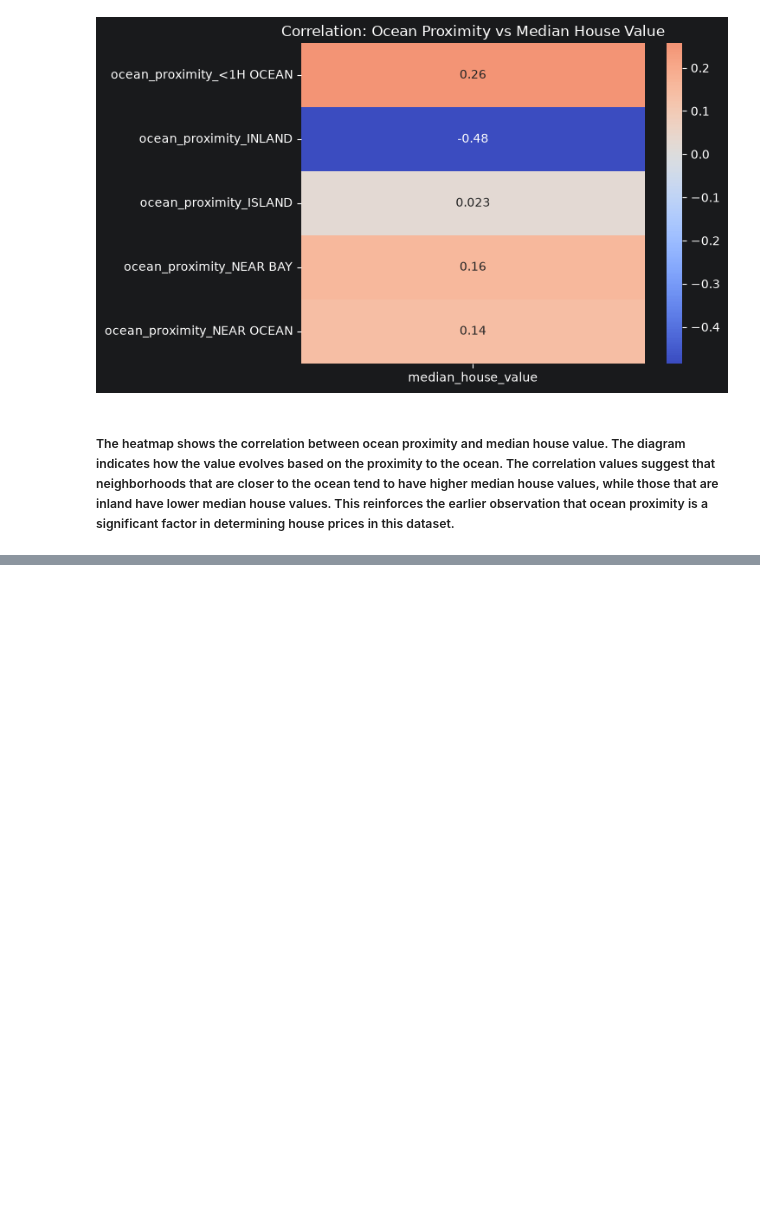
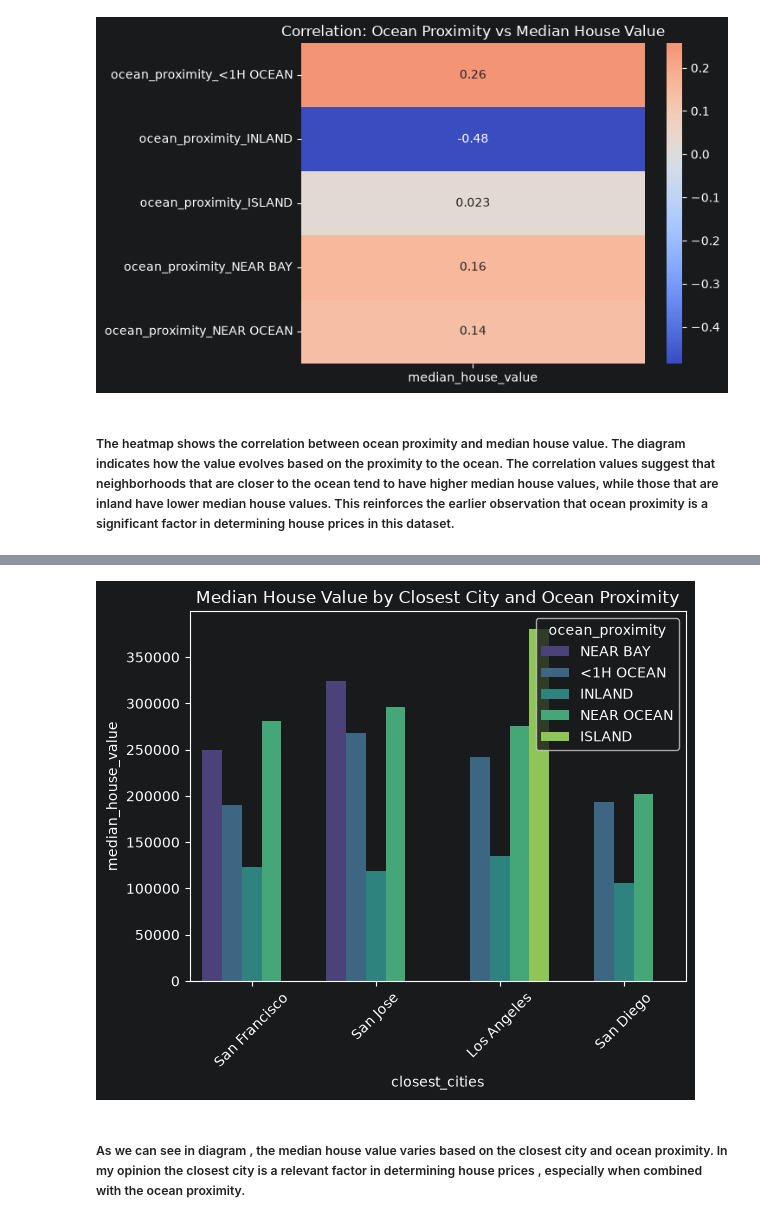
Before and after one commit to kovexison/Practica-AI, a Jupyter notebook: 01-ML-Regression/house_pricing.ipynb, the cells around one changed output, grey strips where cells are left out. Saved outputs shown, nothing was run; the diff lists cells and outputs as text; code cells hidden in the pictures; blank space fills up the shorter version.

Commit message:
housing prices detalied analysis

```diff
--- a/01-ML-Regression/house_pricing.ipynb
+++ b/01-ML-Regression/house_pricing.ipynb
@@ -229,0 +277,11 @@ plt.show()
+# %%
+import numpy as np
+distances = pd.DataFrame({
+    'Los Angeles': np.sqrt((df_cleaned['longitude'] - -118.24)**2 + (df_cleaned['latitude'] - 34.05)**2),
+    'San Francisco': np.sqrt((df_cleaned['longitude'] - -122.41)**2 + (df_cleaned['latitude'] - 37.77)**2),
+    'San Diego': np.sqrt((df_cleaned['longitude'] - -117.16)**2 + (df_cleaned['latitude'] - 32.71)**2),
+    'San Jose': np.sqrt((df_cleaned['longitude'] - -121.88)**2 + (df_cleaned['latitude'] - 37.33)**2)
+    # Here I used the basic distance fromula to calculate the distance from the neighborhoods to big cities even if it's not the best approach because the earth is not flat but for this analysis I think it's enough
+})
+
+df_cleaned['closest_cities']= distances.idxmin(axis=1)
@@ -229,0 +304,14 @@ plt.show()
+# %%
+
+
+sns.barplot(x='closest_cities', y='median_house_value', data=df_cleaned, hue='ocean_proximity',
+    palette='viridis',
+    errorbar=None,
+    legend=True )
+plt.title('Median House Value by Closest City and Ocean Proximity')
+plt.xticks(rotation=45)
+plt.show()
+# %% [output]
+[figure, added]
+# %% [markdown]
+##### As we can see in diagram , the median house value varies based on the closest city and ocean proximity. In my opinion the closest city is a relevant factor in determining house prices , especially when combined with the ocean proximity.
```
Also changed, not shown: parts of 10 cells of this notebook.
